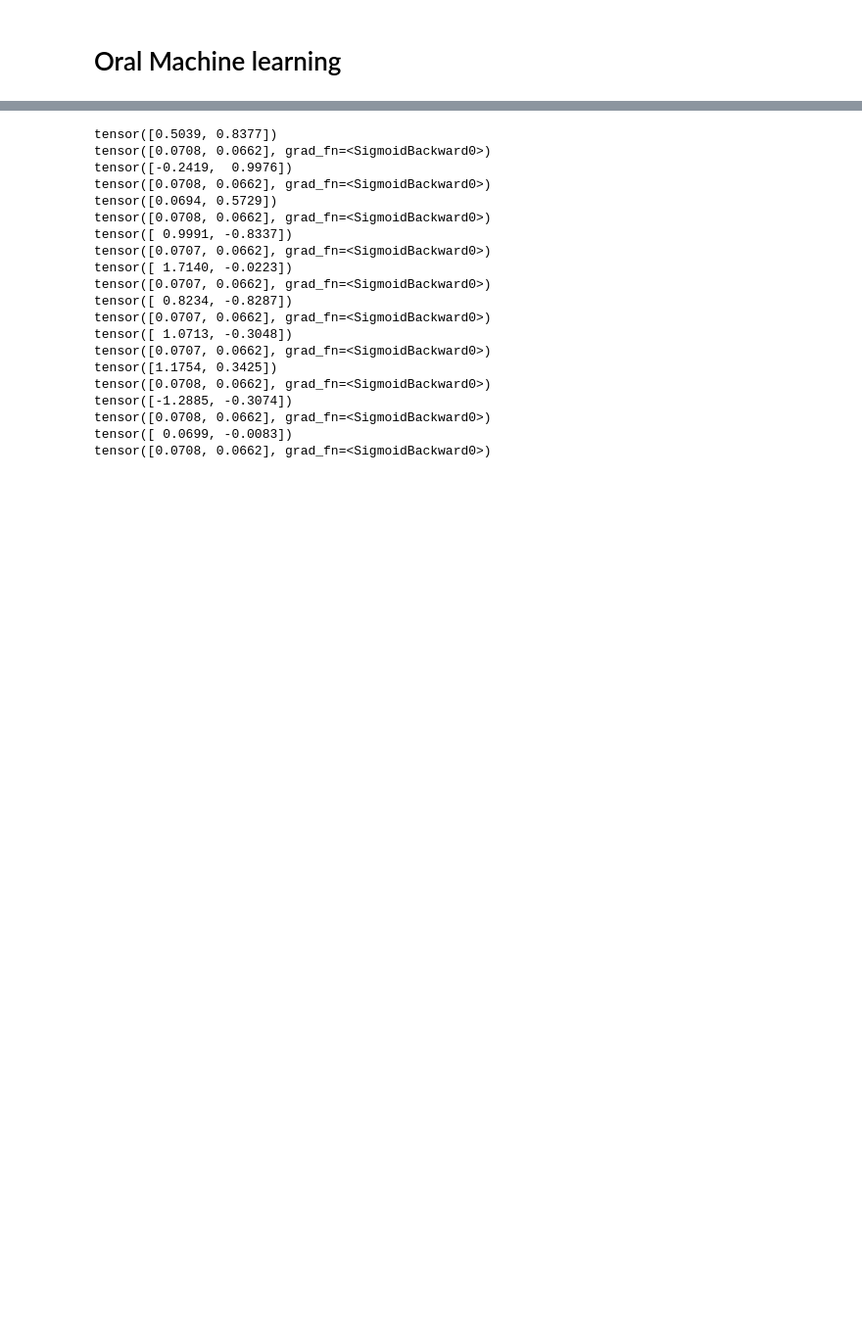
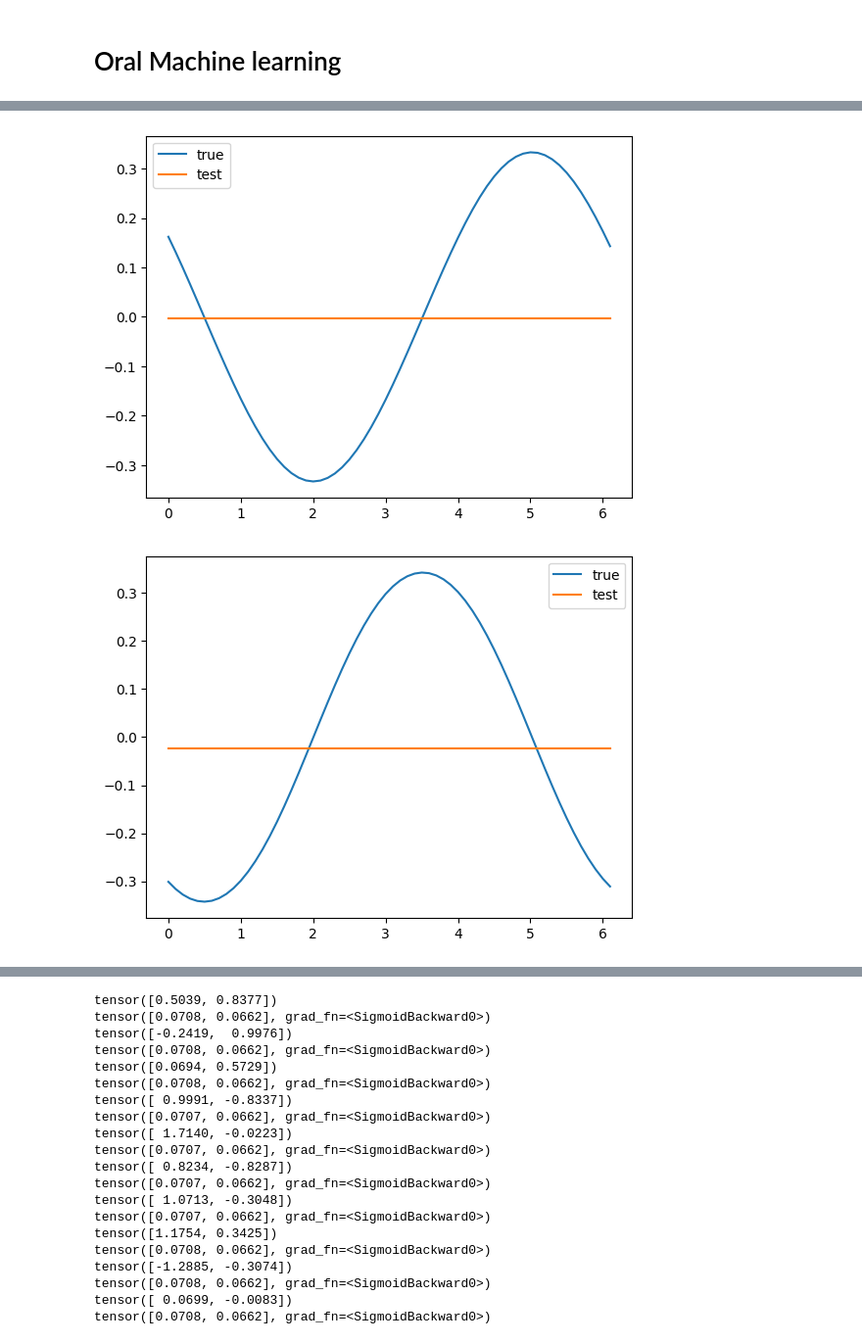
Before and after one commit to adrien-c-lopez/icfp-ml, a Jupyter notebook: oral_ML.ipynb, the cells around one changed output, grey strips where cells are left out. Shown at 98% size. Saved outputs shown, nothing was run; the diff lists cells and outputs as text; code cells hidden in the pictures; blank space fills up the shorter version.

```diff
--- a/oral_ML.ipynb
+++ b/oral_ML.ipynb
@@ -186,0 +221,18 @@ plt.show()
+# %%
+x_0 = torch.randn(2,dtype=torch.double)
+traj_true = pendulum.compute_traj(x_0)
+traj_pred = model(torch.tensor(traj_true,dtype=torch.double)).detach().numpy()
+# %%
+for i in range(dim):
+    plt.plot(pendulum.t, traj_true[:,i] ,label = 'true')
+    plt.plot(pendulum.t, traj_pred[:,encoding_dim+i], label='test')
+    plt.legend()
+    plt.show()
+
+plt.plot(*traj_true.T,label = 'true')
+plt.plot(*traj_pred[:,encoding_dim:encoding_dim+dim].T, ".", label='test')
+plt.legend()
+plt.show()
+# %% [output]
+[figure, added]
+[figure, added]
```
Also changed, not shown: parts of 19 cells of this notebook.
